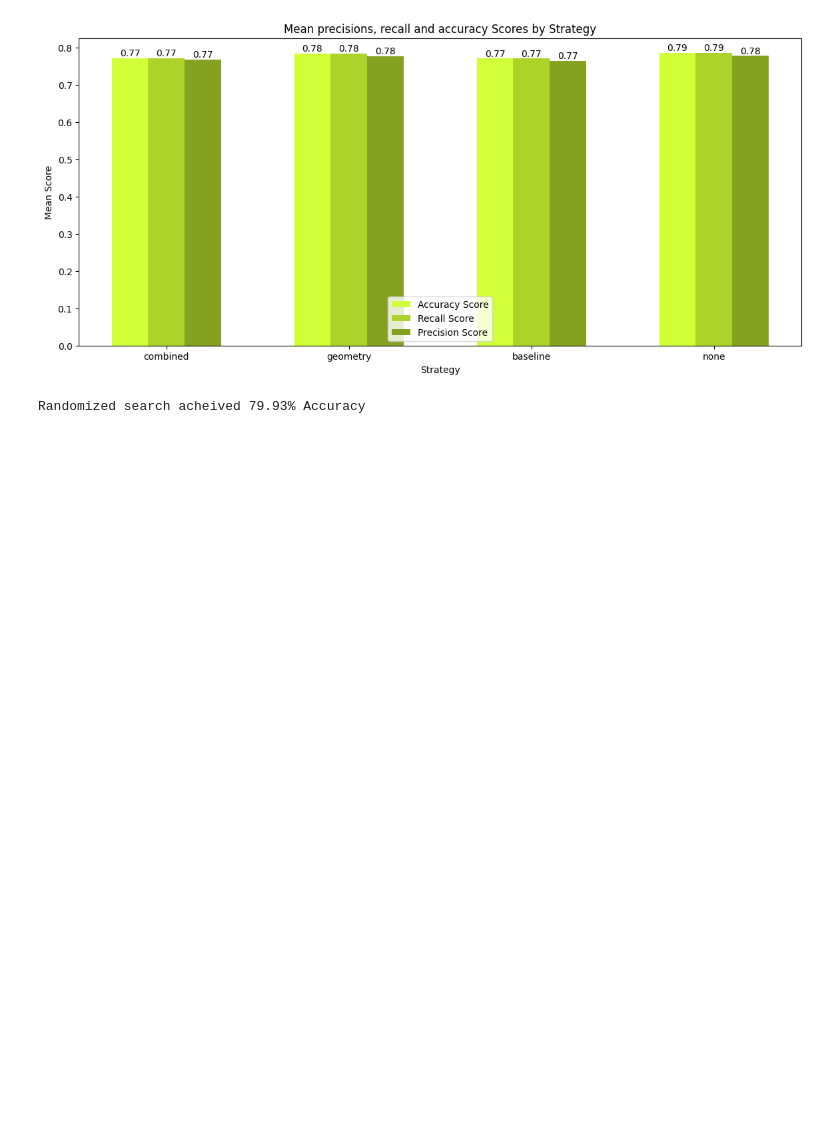
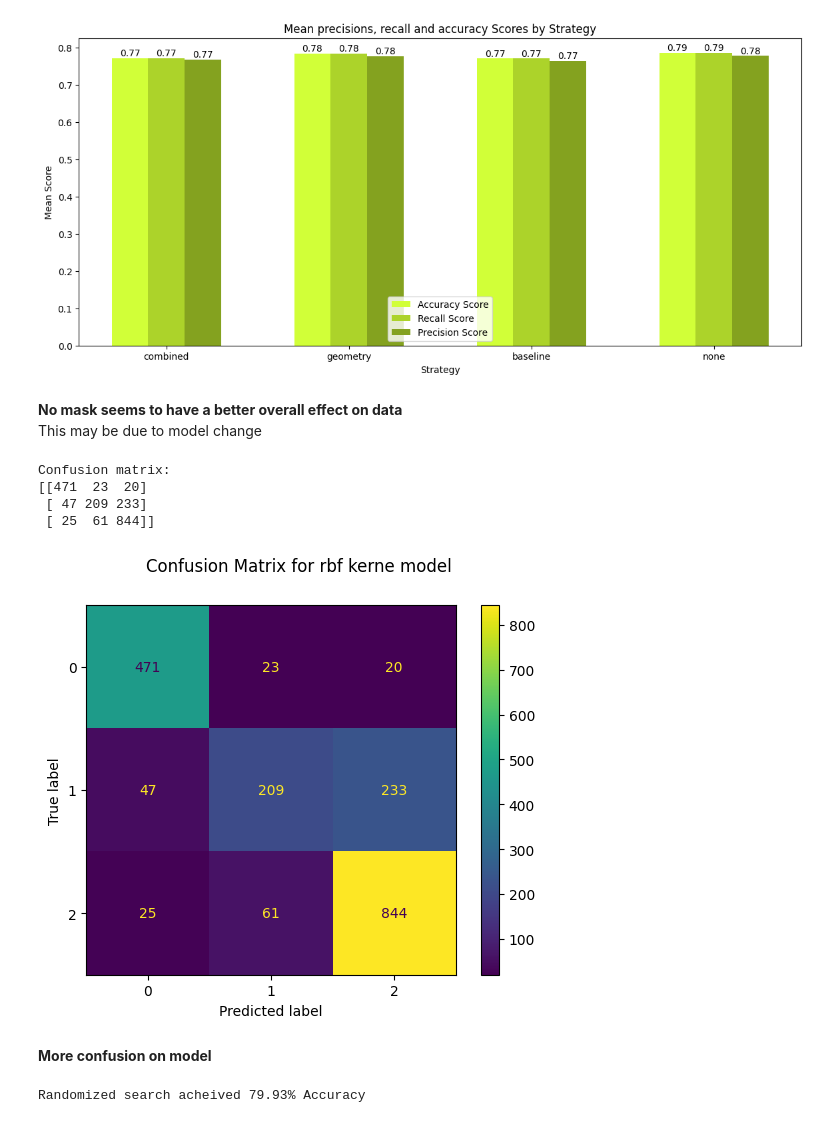
Before and after one commit to lucas066001/IllnessRecognition, a Jupyter notebook: app/ml/modelsFindingThreeClasses.ipynb, the cells around one changed output. Drawn from its saved outputs; the diff is of its cells as text; code cells hidden in the pictures; blank space fills up the shorter version.

```diff
--- a/app/ml/modelsFindingThreeClasses.ipynb
+++ b/app/ml/modelsFindingThreeClasses.ipynb
@@ -883,3 +866,33 @@ def training_task(strategy, X_train, y_train,X_test,y_test):
+# %% [markdown]
+**No mask seems to have a better overall effect on data**
+<br>
+This may be due to model change
+# %%
+import matplotlib.pyplot as plt
+from sklearn.metrics import ConfusionMatrixDisplay
+from sklearn.pipeline import Pipeline
+from sklearn import svm
+
+pipeline = Pipeline([
+    ('knn', svm.SVC(kernel="rbf"))
+])
+
+pipeline.fit(X_train, y_train)
+print("training finished")
+y_pred_simpler = pipeline.predict(X_test)
+
+disp = ConfusionMatrixDisplay.from_predictions(y_test, y_pred_simpler)
+disp.figure_.suptitle("Confusion Matrix for rbf kerne model")
+print(f"Confusion matrix:\n{disp.confusion_matrix}")
+plt.show()
+# %% [output]
+Confusion matrix:
+[[471  23  20]
+ [ 47 209 233]
+ [ 25  61 844]]
+[figure, added]
+# %% [markdown]
+**More confusion on model**
 # %%
 from sklearn.preprocessing import StandardScaler
 from sklearn.model_selection import cross_validate, RandomizedSearchCV
```
Also changed, not shown: parts of 9 cells of this notebook, 1 other file.
